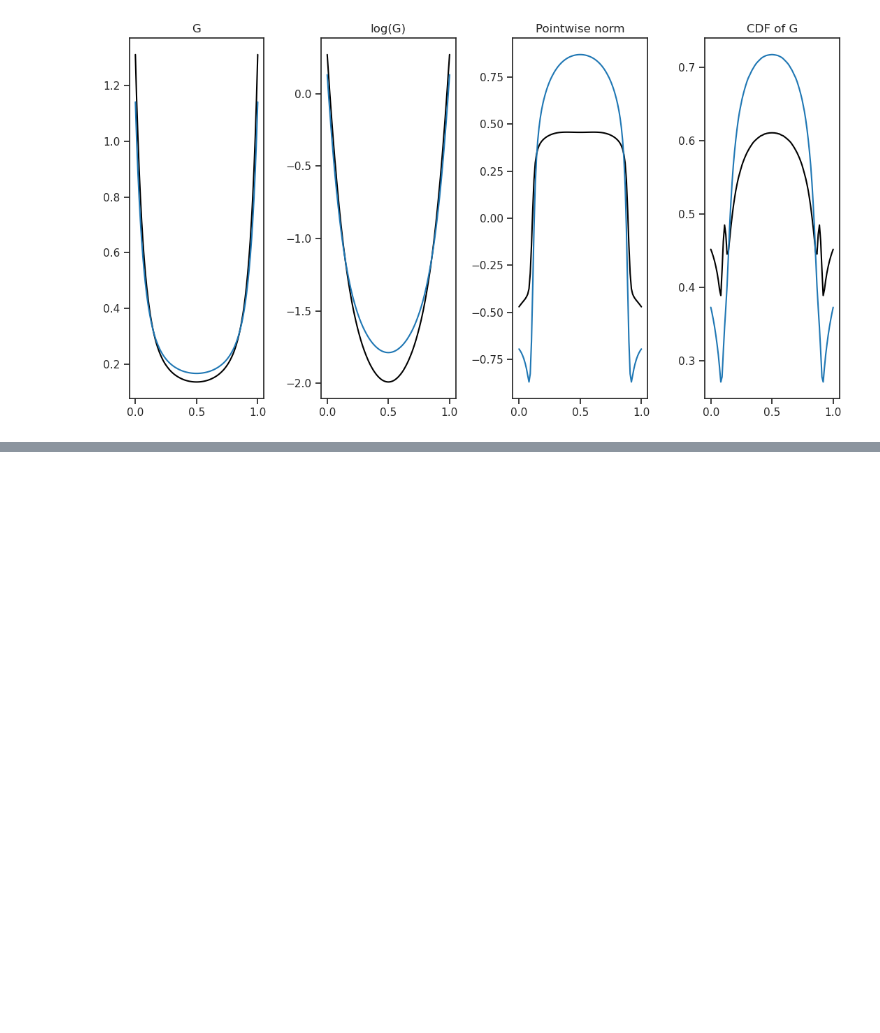
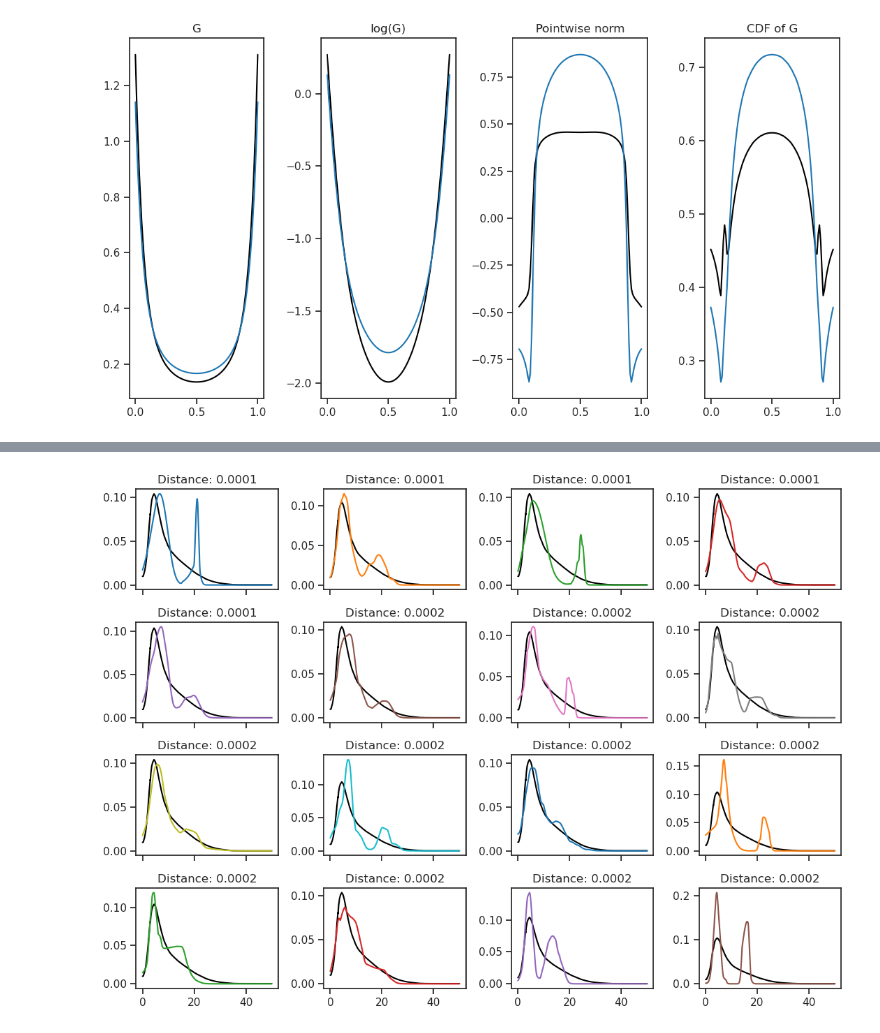
Before and after one commit to Hirshberg-Lab/transformer_latent_diffusion_4AC, a Jupyter notebook: types_of_norms.ipynb, the cells around one changed output, grey strips where cells are left out. Saved outputs shown, nothing was run; the diff lists cells and outputs as text; code cells hidden in the pictures; blank space fills up the shorter version.

```diff
--- a/types_of_norms.ipynb
+++ b/types_of_norms.ipynb
@@ -405,0 +419,6 @@ sm.plot_closest_G()
+# %%
+sm = SimilarityMetric(hparams=hparams, specific_example=torch.Tensor(rabani_D_interp),random_seed=40, G_channels=True)
+sm.sort_similarity_with_G(iterations=100)
+sm.plot()
+# %% [output]
+[figure, added]
```
Also changed, not shown: parts of 6 cells of this notebook.
